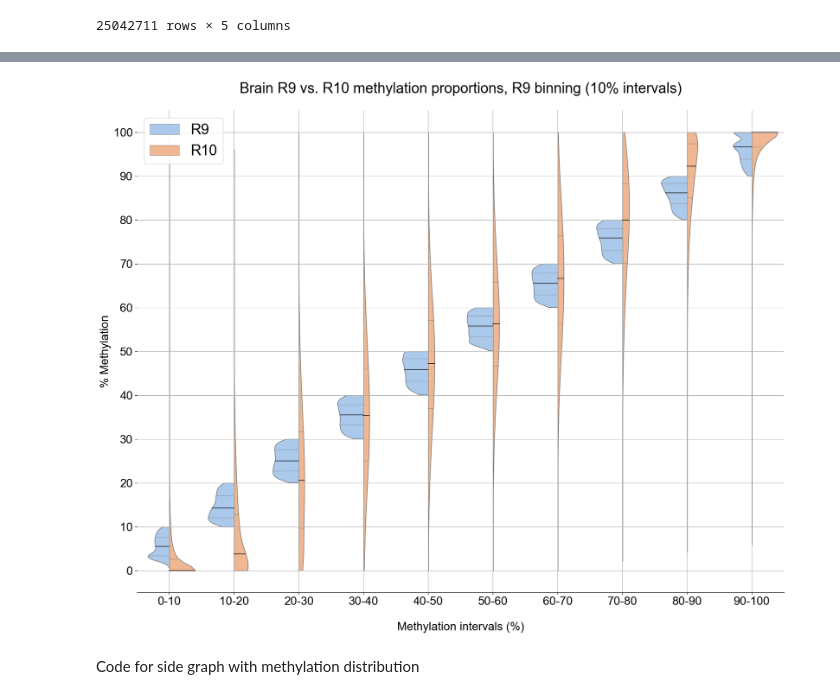
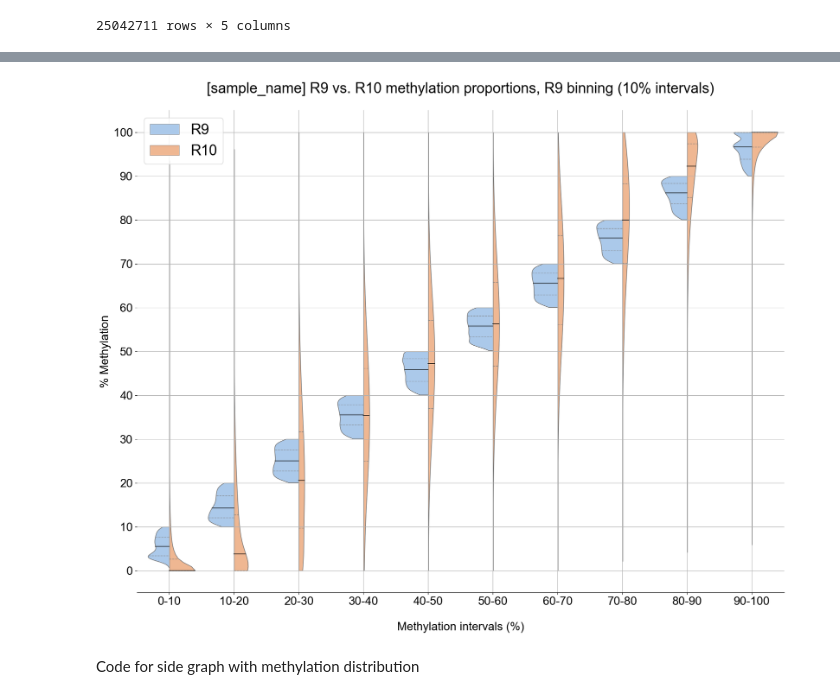
Before and after one commit to rgenner/R9_R10, a Jupyter notebook: HG002_VIOLIN_R9_binning-FINAL_code.ipynb, the cells around one changed output, grey strips where cells are left out. Drawn from its saved outputs; the diff is of its cells as text; code cells hidden in the pictures.

```diff
--- a/HG002_VIOLIN_R9_binning-FINAL_code.ipynb
+++ b/HG002_VIOLIN_R9_binning-FINAL_code.ipynb
@@ -24,8 +22,6 @@ r9_modkit = "/Users/gennerrm/Desktop/modkit_files/HG002_R9.hg38.modkit.comb.bed"
 # %%
-#read in R9 modkit file and convert to df
 print("Reading R9 data...")
-with open(r9_modkit, 'r') as f_R9:
-    R9 = pd.read_csv(f_R9, sep="\t", header=None, engine="c",
+R9 = pd.read_csv("/Users/gennerrm/Desktop/modkit_files/HG002_R9.hg38.modkit.comb.bed", sep="\t", header=None, engine="c",
     usecols=["chrom", "start", "end", "coverage", "freq", "mod", "canon"],
     dtype={
         "chrom":str, "start":int, "end":int, "name":str, "score":int, "strand":str,
@@ -317,0 +201,28 @@ freqs_100_all
+# %%
+keys = [10, 20, 30, 40, 50, 60, 70, 80, 90, 100]
+
+freqs_dict = {}
+R9_freqs = {}
+R10_freqs = {}
+R9_R10_combined={}
+names = []
+
+for key in keys:
+    freqs_dict[key] = freqs.loc[freqs['int_end'] == float(key)]
+    for row in freqs_dict:
+        R9_freqs[key] = freqs_dict[key][['R9','freq.R9', 'int_end']]
+        R9_freqs[key] = R9_freqs[key].rename(columns={'R9':'R', 'freq.R9':'freq'})
+        R10_freqs[key] = freqs_dict[key][['R10','freq.R10', 'int_end']]
+        R10_freqs[key] = R10_freqs[key].rename(columns={'R10':'R', 'freq.R10':'freq'})
+    names.append('R9_freqs[' + str(key) + ']' )
+    names.append('R10_freqs[' + str(key) + ']' )
+
+
+names
+
+#R9_R10_combined = pd.concat([print(names)], axis=0)
+
+R9_R10_combined = pd.concat([R9_freqs[10], R9_freqs[20], R9_freqs[30], R9_freqs[40], R9_freqs[50], R9_freqs[60], R9_freqs[70], R9_freqs[80], R9_freqs[90], R9_freqs[100], R10_freqs[10], R10_freqs[20], R10_freqs[30], R10_freqs[40], R10_freqs[50], R10_freqs[60], R10_freqs[70], R10_freqs[80], R10_freqs[90], R10_freqs[100]],axis=0)
+
+
+R9_R10_combined
@@ -323,38 +248,38 @@ axis_10 = (["0-10", "10-20", "20-30", "30-40", "40-50", "50-60", "60-70", "70-80
 
 fig, ax = plt.subplots(figsize=(20, 15))
 
-sns.violinplot(data=freqs_100_all, x="int_end", y="freq", hue='R', split='TRUE', cut=0, inner='quartile', linewidth=1, bw=0.3, ax=ax, palette="pastel")
+sns.violinplot(data=R9_R10_combined, x="int_end", y="freq", hue='R', split='TRUE', cut=0, inner='quartile', linewidth=1, bw=0.3, ax=ax, palette="pastel")
 
 ax.set_yticks(axis)
 ax.set_yticklabels(axis, fontsize=20)
 ax.set_xticklabels(axis_10, fontsize=20)
 ax.set_xlabel("Methylation intervals (%)", fontsize=20, labelpad=25)
 ax.set_ylabel("% Methylation", fontsize=20)
 plt.grid()
 plt.legend(fontsize=25)
-plt.title("Brain R9 vs. R10 methylation proportions, R9 binning (10% intervals)", fontsize=25, pad=30)
+plt.title("[sample_name] R9 vs. R10 methylation proportions, R9 binning (10% intervals)", fontsize=25, pad=30)
 sns.despine(left=True)
 sns.set(style="whitegrid")
 
 #change color, thickness and style of quartile lines
 for l in ax.lines:
     l.set_linestyle('--')
     l.set_linewidth(0.95)
     l.set_color('grey')
     l.set_alpha(0.8)
 for l in ax.lines[1::3]:
     l.set_linestyle('-')
     l.set_linewidth(1.2)
     l.set_color('black')
     l.set_alpha(0.8)
 
-#plt.savefig('/Users/gennerrm/Desktop/figs/NABEC_R9_bin_split_VP.jpg', dpi=300)
-#plt.savefig('/Users/gennerrm/Desktop/figs/NABEC_R9_bin_split_VP.pdf', dpi=300)#
+plt.savefig('/Users/gennerrm/Desktop/figs/sample_name_VP.jpg', dpi=300)
+#plt.savefig('/Users/gennerrm/Desktop/figs/NABEC_R9_bin_split_VP.pdf', dpi=300)
 #plt.savefig('/Users/gennerrm/Desktop/figs/NABEC_R9_bin_split_VP.svg', dpi=300)
 
 plt.show()
 # %% [output]
-[figure, old version]
+[figure, new version]
 # %% [markdown]
 Code for side graph with methylation distribution
 # %%
```
Also changed, not shown: parts of 7 cells of this notebook.
